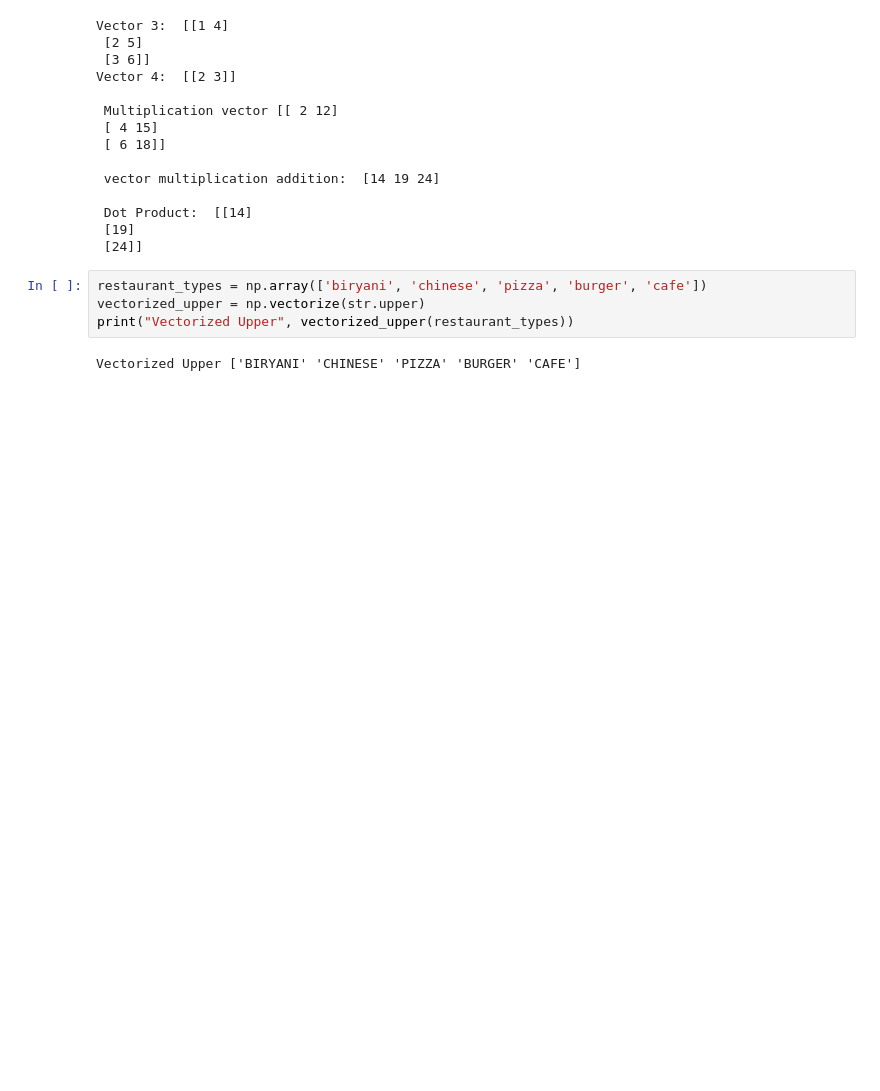
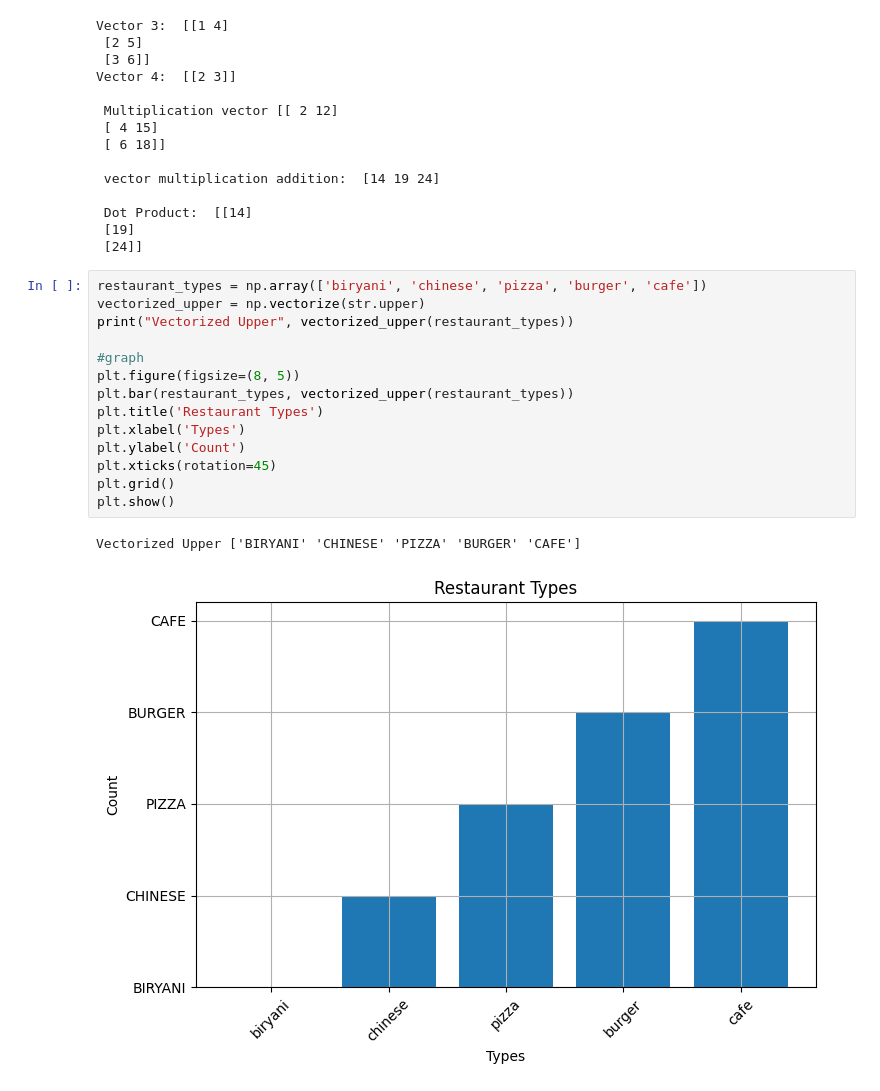
Before and after one commit to Arjun-murmu/OOPS, a Jupyter notebook: Numpy/Numpy-YT/phase_3.ipynb, the cells around one changed output. Cells and saved outputs as stored; diff of their text form; blank space fills up the shorter version.

```diff
--- a/Numpy/Numpy-YT/phase_3.ipynb
+++ b/Numpy/Numpy-YT/phase_3.ipynb
@@ -150,9 +150,20 @@ Vector 4:  [[2 3]]
 # %%
 restaurant_types = np.array(['biryani', 'chinese', 'pizza', 'burger', 'cafe'])
 vectorized_upper = np.vectorize(str.upper)
 print("Vectorized Upper", vectorized_upper(restaurant_types))
+
+#graph
+plt.figure(figsize=(8, 5))
+plt.bar(restaurant_types, vectorized_upper(restaurant_types))
+plt.title('Restaurant Types')
+plt.xlabel('Types')
+plt.ylabel('Count')
+plt.xticks(rotation=45)
+plt.grid()
+plt.show()
 # %% [output]
 Vectorized Upper ['BIRYANI' 'CHINESE' 'PIZZA' 'BURGER' 'CAFE']
+[figure, added]
 # %%
 monthly_avg = sales_data[:, 1:] / 12
 
```
Also changed, not shown: parts of 3 cells of this notebook, 7 other files.
